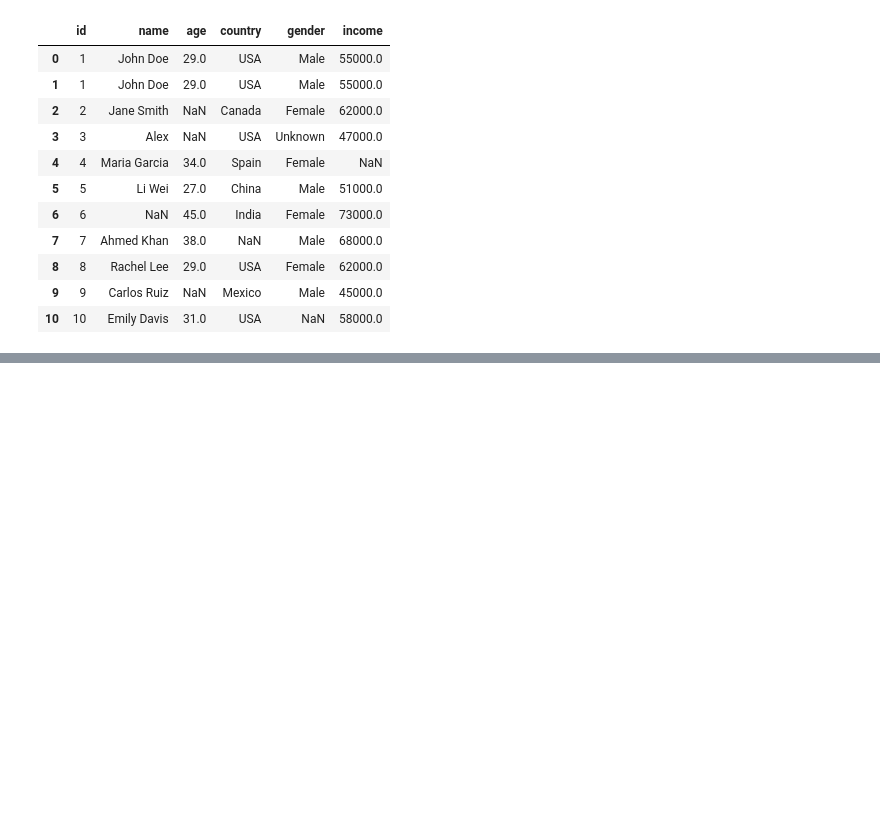
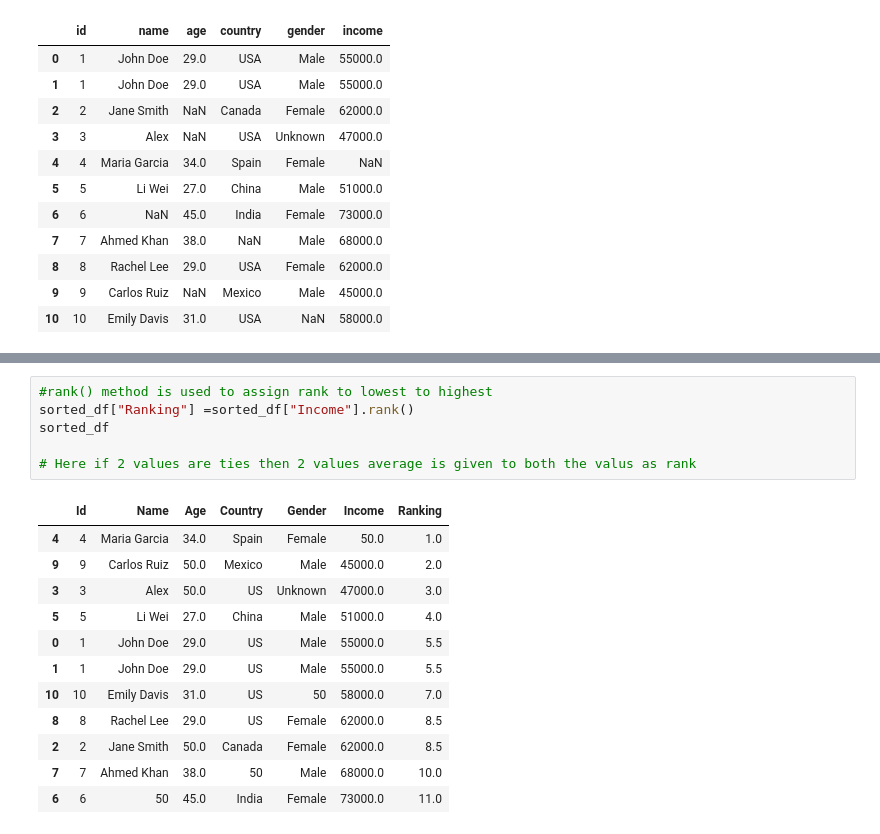
Before and after one commit to poojapalaksha/Pandas, a Jupyter notebook: Pandas_tutorial.ipynb, the cells around one changed output, grey strips where cells are left out. Drawn from its saved outputs; the diff is of its cells as text; blank space fills up the shorter version.

```diff
--- a/Pandas_tutorial.ipynb
+++ b/Pandas_tutorial.ipynb
@@ -1025,0 +1206,19 @@ df2
+# %%
+#rank() method is used to assign rank to lowest to highest
+sorted_df["Ranking"] =sorted_df["Income"].rank()
+sorted_df
+
+# Here if 2 values are ties then 2 values average is given to both the valus as rank
+# %% [output]
+|  | Id | Name | Age | Country | Gender | Income | Ranking |
+| 4 | 4 | Maria Garcia | 34.0 | Spain | Female | 50.0 | 1.0 |
+| 9 | 9 | Carlos Ruiz | 50.0 | Mexico | Male | 45000.0 | 2.0 |
+| 3 | 3 | Alex | 50.0 | US | Unknown | 47000.0 | 3.0 |
+| 5 | 5 | Li Wei | 27.0 | China | Male | 51000.0 | 4.0 |
+| 0 | 1 | John Doe | 29.0 | US | Male | 55000.0 | 5.5 |
+| 1 | 1 | John Doe | 29.0 | US | Male | 55000.0 | 5.5 |
+| 10 | 10 | Emily Davis | 31.0 | US | 50 | 58000.0 | 7.0 |
+| 8 | 8 | Rachel Lee | 29.0 | US | Female | 62000.0 | 8.5 |
+| 2 | 2 | Jane Smith | 50.0 | Canada | Female | 62000.0 | 8.5 |
+| 7 | 7 | Ahmed Khan | 38.0 | 50 | Male | 68000.0 | 10.0 |
+| 6 | 6 | 50 | 45.0 | India | Female | 73000.0 | 11.0 |
```
Also changed, not shown: parts of 32 cells of this notebook.
